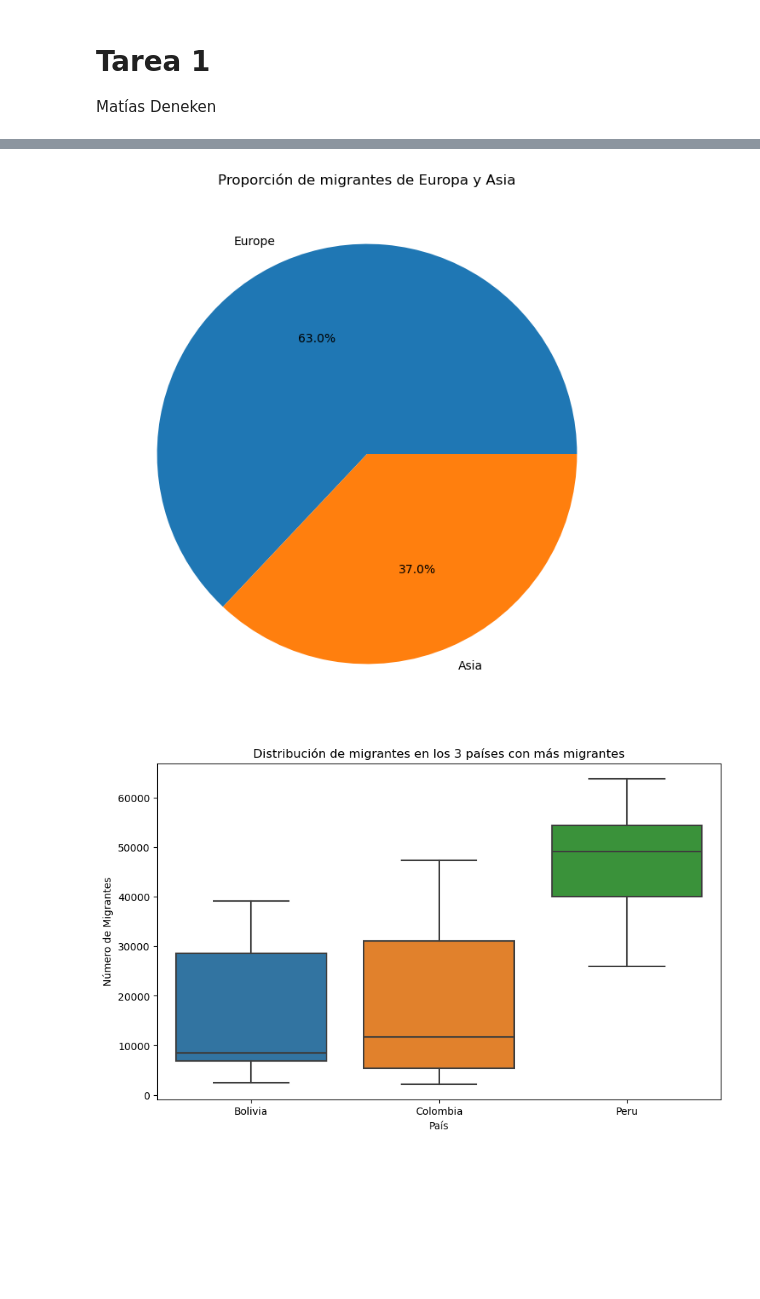
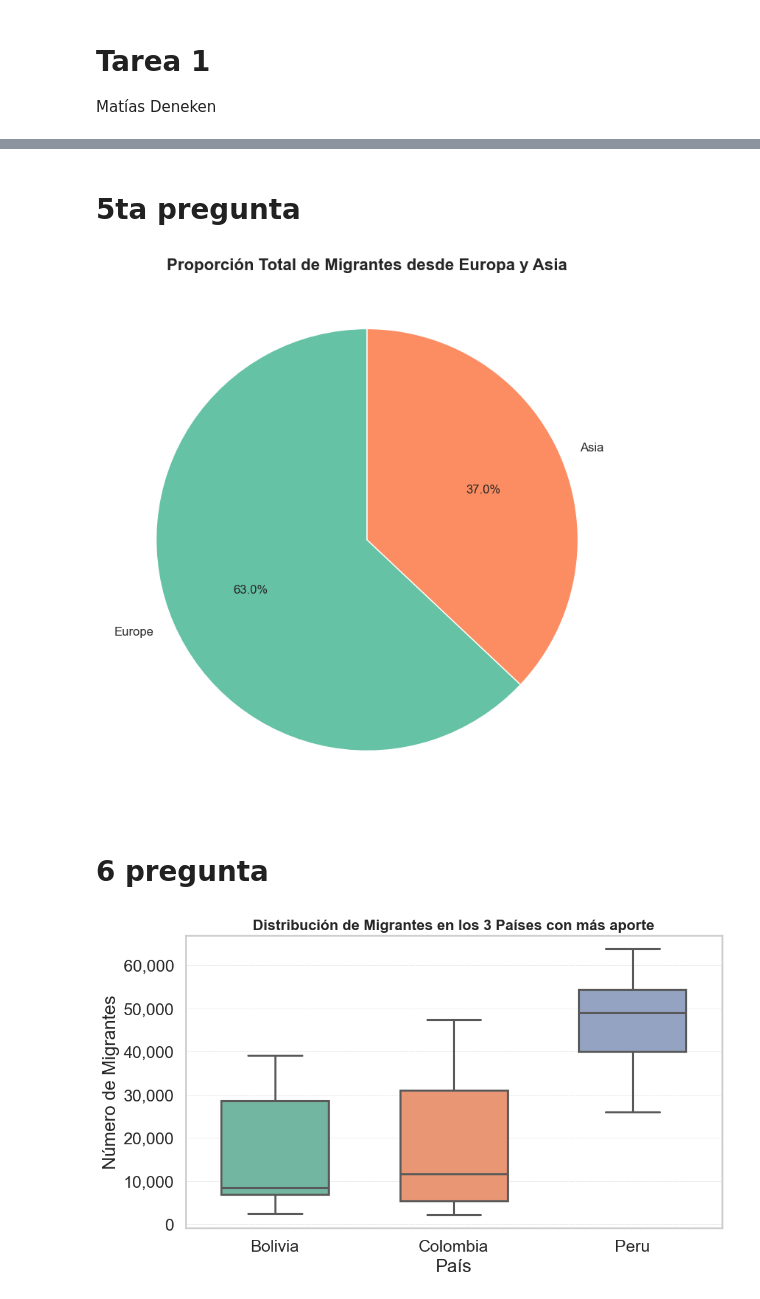
Before and after one commit to matdknu/dataviz-maci, a Jupyter notebook: task1/task1-deneken.ipynb, the cells around one changed output, grey strips where cells are left out. Drawn from its saved outputs; the diff is of its cells as text; code cells hidden in the pictures; blank space fills up the shorter version.

```diff
--- a/task1/task1-deneken.ipynb
+++ b/task1/task1-deneken.ipynb
@@ -108,22 +174,48 @@ plt.show()
+# %% [markdown]
+# 5ta pregunta
 # %%
-# 5. Pie chart comparando migrantes totales de Europa y Asia
+# Calcular migrantes totales por continente
 total_migrants_continent = df_long.groupby("Continent")["Migrants"].sum()
 total_migrants_continent = total_migrants_continent.loc[["Europe", "Asia"]]
-total_migrants_continent.plot(kind="pie", autopct="%.1f%%", figsize=(8,8))
-plt.title("Proporción de migrantes de Europa y Asia")
-plt.ylabel("")
+
+# Colores suaves
+colors = sns.color_palette("Set2", n_colors=2)
+
+# Pie chart estilizado
+fig, ax = plt.subplots(figsize=(8, 8))
+total_migrants_continent.plot(
+    kind="pie",
+    autopct="%.1f%%",
+    startangle=90,
+    colors=colors,
+    wedgeprops={"edgecolor": "white", "linewidth": 1},
+    textprops={"fontsize": 12},
+    ax=ax
+)
+
+ax.set_title("Proporción Total de Migrantes desde Europa y Asia", fontsize=16, weight='bold')
+ax.set_ylabel("")
+plt.tight_layout()
 plt.show()
 # %% [output]
-[figure, old version]
+[figure, new version]
+# %% [markdown]
+# 6 pregunta
 # %%
-# 6. Box-and-whisker chart con los 3 países que más migrantes aportan
+# Identificar los 3 países con mayor número total de migrantes
 top3_countries = df.set_index("Country").iloc[:, 4:].sum(axis=1).nlargest(3).index
 df_top3_long = df_long[df_long["Country"].isin(top3_countries)]
-plt.figure(figsize=(10,6))
-sns.boxplot(data=df_top3_long, x="Country", y="Migrants")
-plt.title("Distribución de migrantes en los 3 países con más migrantes")
-plt.xlabel("País")
-plt.ylabel("Número de Migrantes")
+
+# Box-and-whisker estilizado
+fig, ax = plt.subplots(figsize=(10, 6))
+sns.boxplot(data=df_top3_long, x="Country", y="Migrants", palette="Set2", width=0.6)
+
+ax.set_title("Distribución de Migrantes en los 3 Países con más aporte", fontsize=16, weight='bold')
+ax.set_xlabel("País")
+ax.set_ylabel("Número de Migrantes")
+ax.yaxis.set_major_formatter(mtick.FuncFormatter(lambda x, _: f"{int(x):,}"))
+ax.grid(axis='y', linestyle='--', linewidth=0.5, alpha=0.7)
+plt.tight_layout()
 plt.show()
 # %% [output]
-[figure, old version]
+[figure, new version]
```
Also changed, not shown: parts of 10 cells of this notebook.
